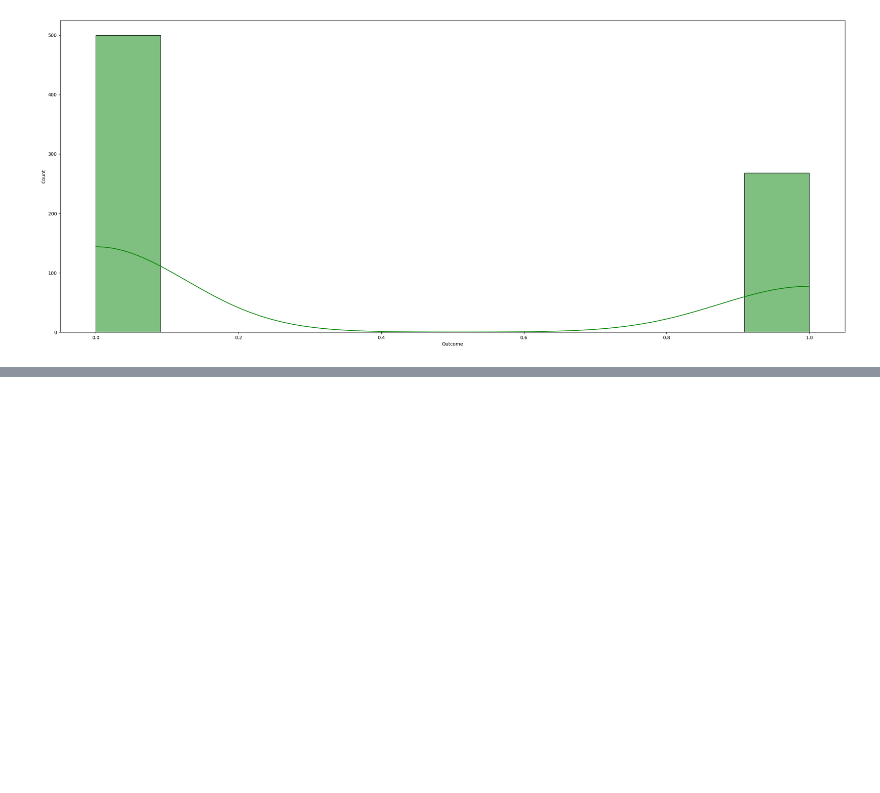
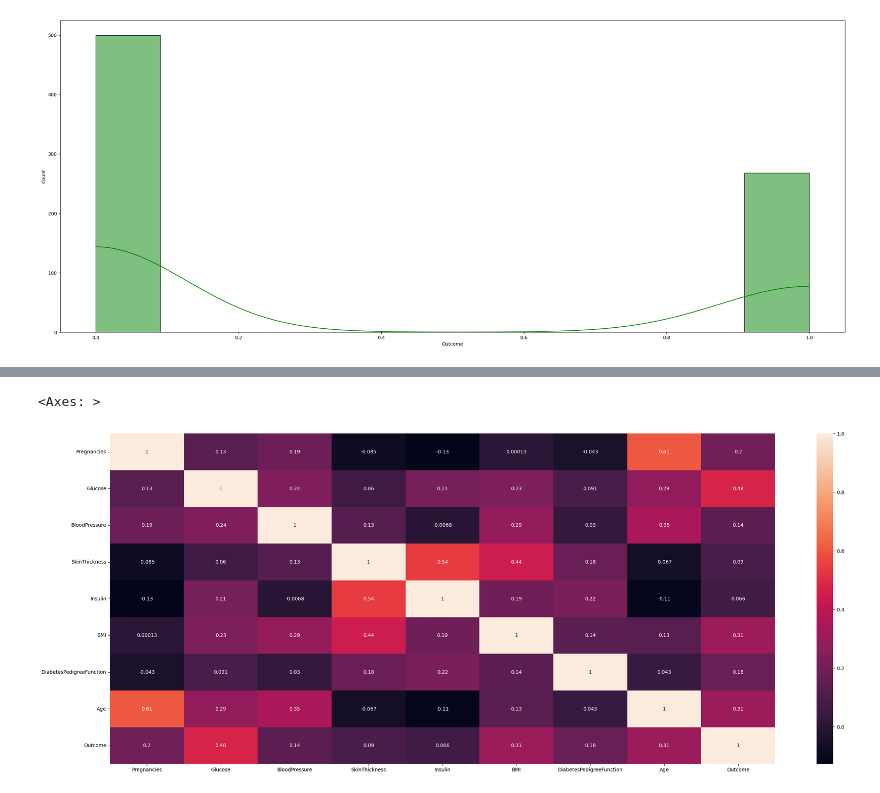
Before and after one commit to MannShrestha/Diabetes_prediction, a Jupyter notebook: notebook/EDA Diabetes.ipynb, the cells around one changed output, grey strips where cells are left out. Cells and saved outputs as stored; diff of their text form; code cells hidden in the pictures; blank space fills up the shorter version.

```diff
--- a/notebook/EDA Diabetes.ipynb
+++ b/notebook/EDA Diabetes.ipynb
@@ -186,0 +197,6 @@ sns.histplot(data=df, x='Outcome', kde=True, color='g')
+# %%
+corr = df.corr(method='spearman')
+sns.heatmap(corr, annot=True)
+# %% [output]
+<Axes: >
+[figure, added]
```
Also changed, not shown: parts of 5 cells of this notebook.
